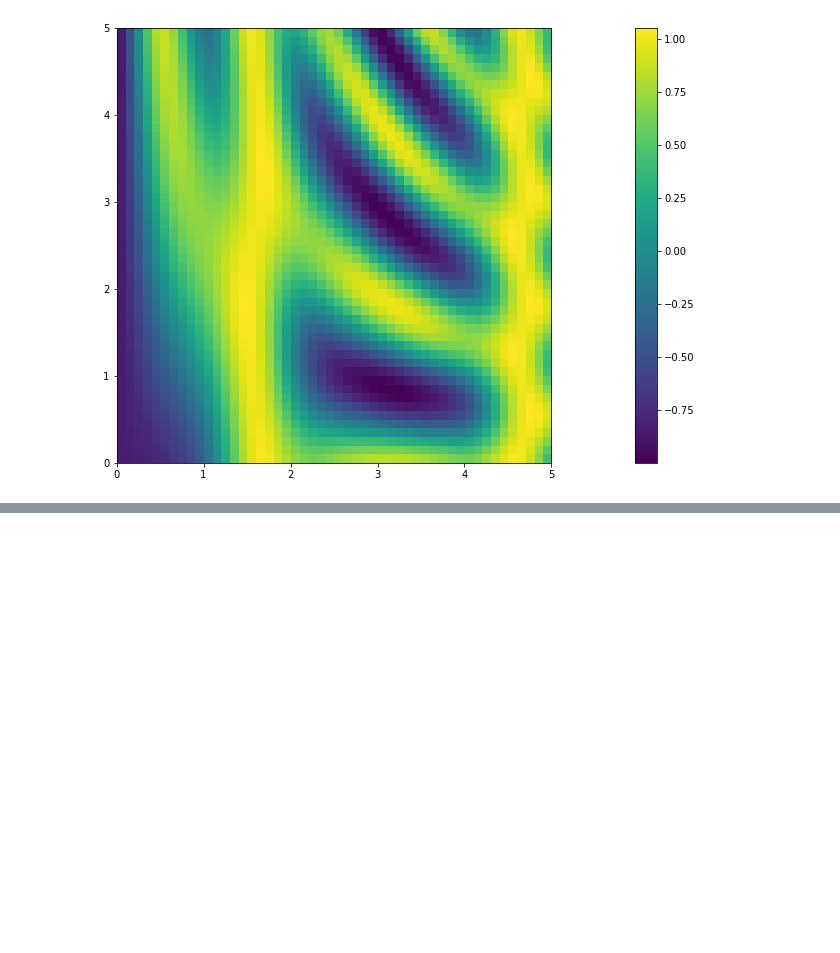
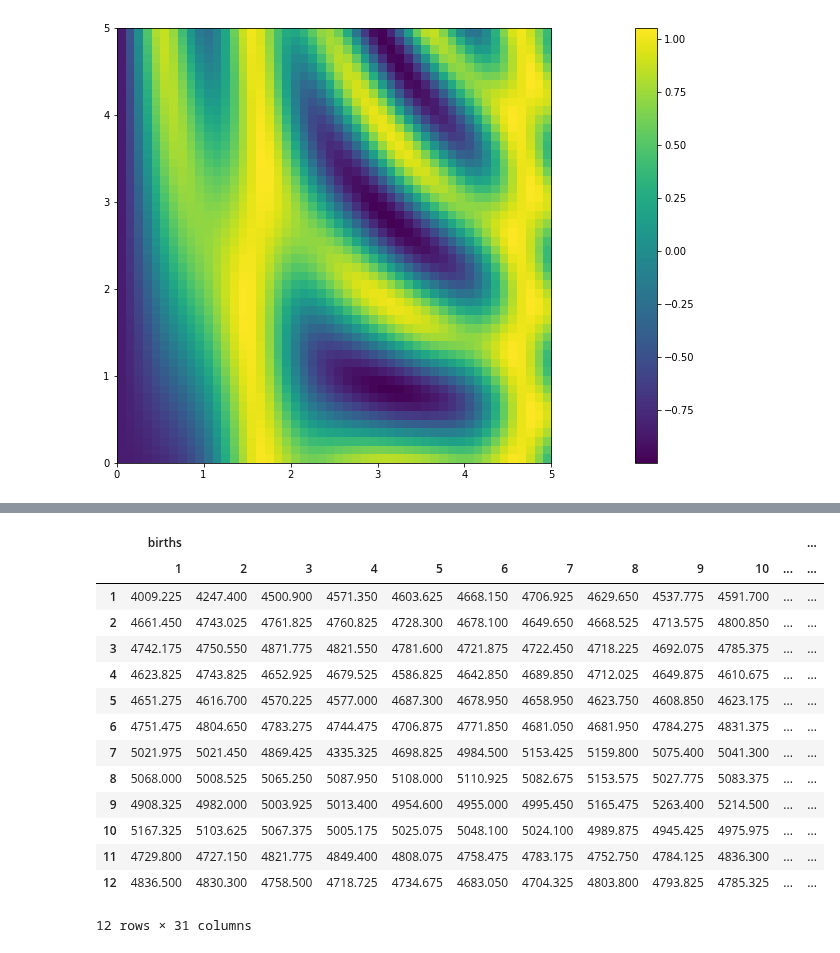
Before and after one commit to rumourcy/DA, a Jupyter notebook: python-data-science-handbook/chapter04.ipynb, the cells around one changed output, grey strips where cells are left out. Saved outputs shown, nothing was run; the diff lists cells and outputs as text; code cells hidden in the pictures; blank space fills up the shorter version.

```diff
--- a/python-data-science-handbook/chapter04.ipynb
+++ b/python-data-science-handbook/chapter04.ipynb
@@ -124,0 +141,2 @@ cb.set_label("density")
+# %%
+births = births.query('(births > @mu - 5 * @sig) & (births < @mu + 5 * @sig)')
@@ -124,0 +170,18 @@ cb.set_label("density")
+# %%
+births_by_date.unstack()
+# %% [output]
+|  | births |  |  |  |  |  |  |  |  |  |  | ... |
+|  | 1 | 2 | 3 | 4 | 5 | 6 | 7 | 8 | 9 | 10 | ... | ... |
+| 1 | 4009.225 | 4247.400 | 4500.900 | 4571.350 | 4603.625 | 4668.150 | 4706.925 | 4629.650 | 4537.775 | 4591.700 | ... | ... |
+| 2 | 4661.450 | 4743.025 | 4761.825 | 4760.825 | 4728.300 | 4678.100 | 4649.650 | 4668.525 | 4713.575 | 4800.850 | ... | ... |
+| 3 | 4742.175 | 4750.550 | 4871.775 | 4821.550 | 4781.600 | 4721.875 | 4722.450 | 4718.225 | 4692.075 | 4785.375 | ... | ... |
+| 4 | 4623.825 | 4743.825 | 4652.925 | 4679.525 | 4586.825 | 4642.850 | 4689.850 | 4712.025 | 4649.875 | 4610.675 | ... | ... |
+| 5 | 4651.275 | 4616.700 | 4570.225 | 4577.000 | 4687.300 | 4678.950 | 4658.950 | 4623.750 | 4608.850 | 4623.175 | ... | ... |
+| 6 | 4751.475 | 4804.650 | 4783.275 | 4744.475 | 4706.875 | 4771.850 | 4681.050 | 4681.950 | 4784.275 | 4831.375 | ... | ... |
+| 7 | 5021.975 | 5021.450 | 4869.425 | 4335.325 | 4698.825 | 4984.500 | 5153.425 | 5159.800 | 5075.400 | 5041.300 | ... | ... |
+| 8 | 5068.000 | 5008.525 | 5065.250 | 5087.950 | 5108.000 | 5110.925 | 5082.675 | 5153.575 | 5027.775 | 5083.375 | ... | ... |
+| 9 | 4908.325 | 4982.000 | 5003.925 | 5013.400 | 4954.600 | 4955.000 | 4995.450 | 5165.475 | 5263.400 | 5214.500 | ... | ... |
+| 10 | 5167.325 | 5103.625 | 5067.375 | 5005.175 | 5025.075 | 5048.100 | 5024.100 | 4989.875 | 4945.425 | 4975.975 | ... | ... |
+| 11 | 4729.800 | 4727.150 | 4821.775 | 4849.400 | 4808.075 | 4758.475 | 4783.175 | 4752.750 | 4784.125 | 4836.300 | ... | ... |
+| 12 | 4836.500 | 4830.300 | 4758.500 | 4718.725 | 4734.675 | 4683.050 | 4704.325 | 4803.800 | 4793.825 | 4785.325 | ... | ... |
+12 rows × 31 columns
```
Also changed, not shown: parts of 16 cells of this notebook.
